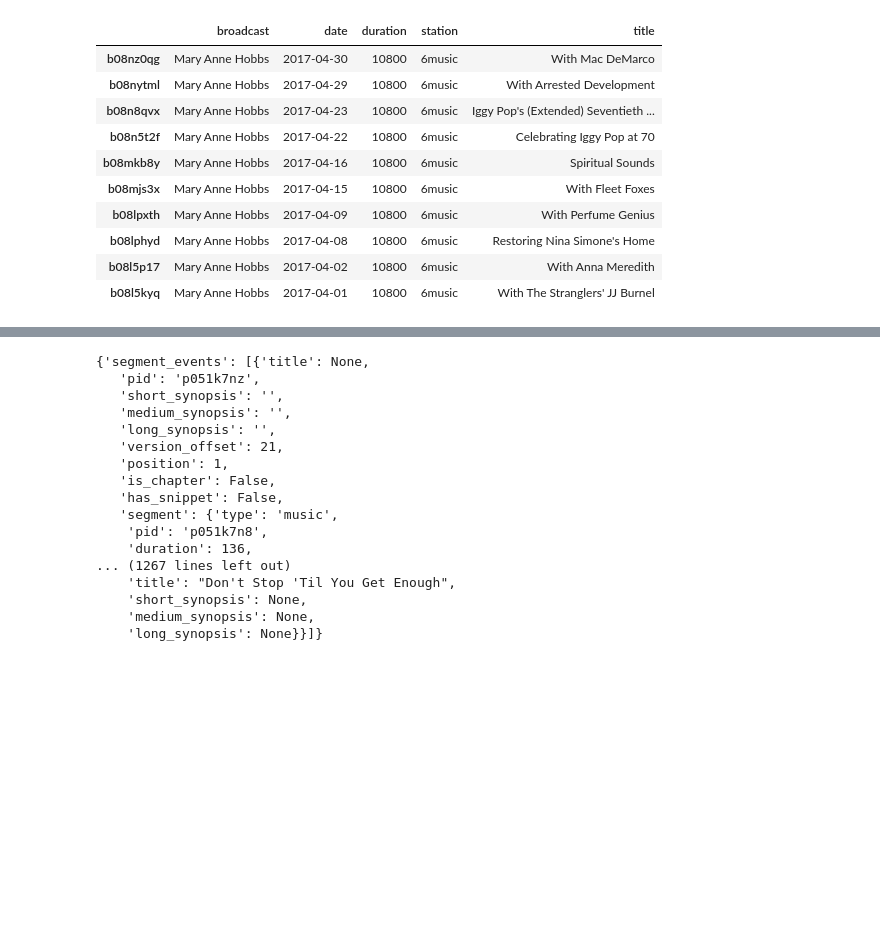
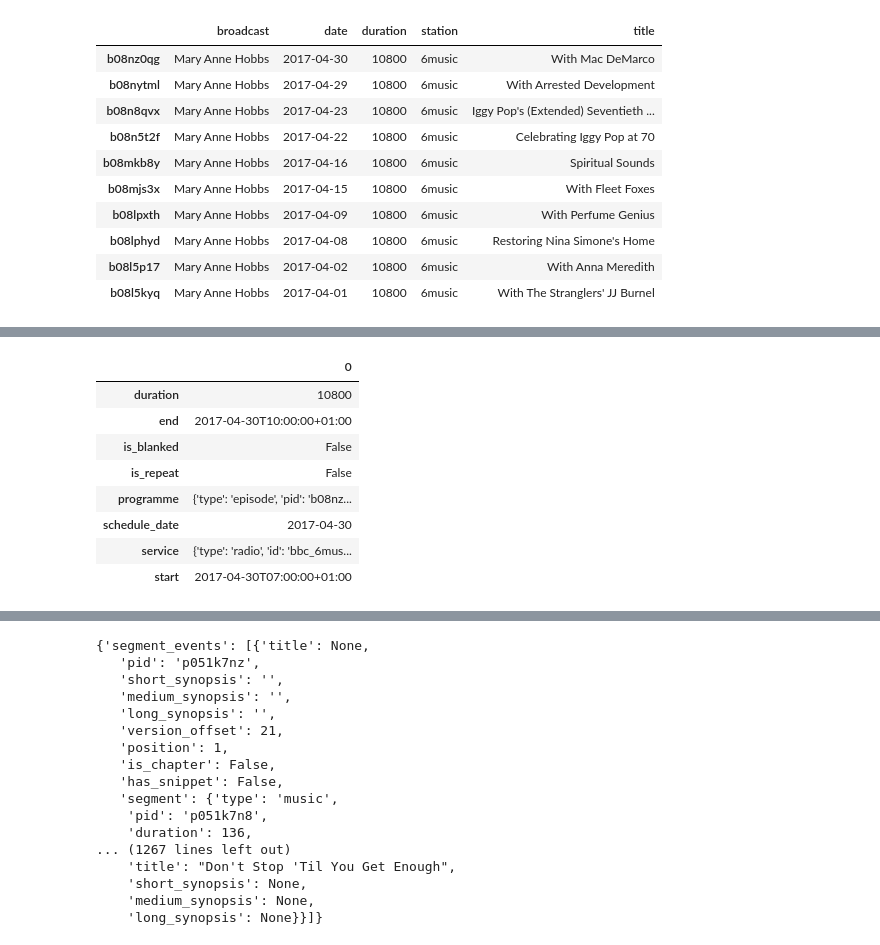
Before and after one commit to nicktids/shaped_by_radio, a Jupyter notebook: notebooks/Clifton-functions v0.1.ipynb, the cells around one changed output, grey strips where cells are left out. Cells and saved outputs as stored; diff of their text form; code cells hidden in the pictures; blank space fills up the shorter version.

```diff
--- a/notebooks/Clifton-functions.ipynb
+++ b/notebooks/Clifton-functions v0.1.ipynb
@@ -149,0 +168,12 @@ sj[2]
+# %%
+dfsj2.head(1).T
+# %% [output]
+|  | 0 |
+| duration | 10800 |
+| end | 2017-04-30T10:00:00+01:00 |
+| is_blanked | False |
+| is_repeat | False |
+| programme | {'type': 'episode', 'pid': 'b08nz... |
+| schedule_date | 2017-04-30 |
+| service | {'type': 'radio', 'id': 'bbc_6mus... |
+| start | 2017-04-30T07:00:00+01:00 |
```
Also changed, not shown: parts of 17 cells of this notebook, 5 other files.
